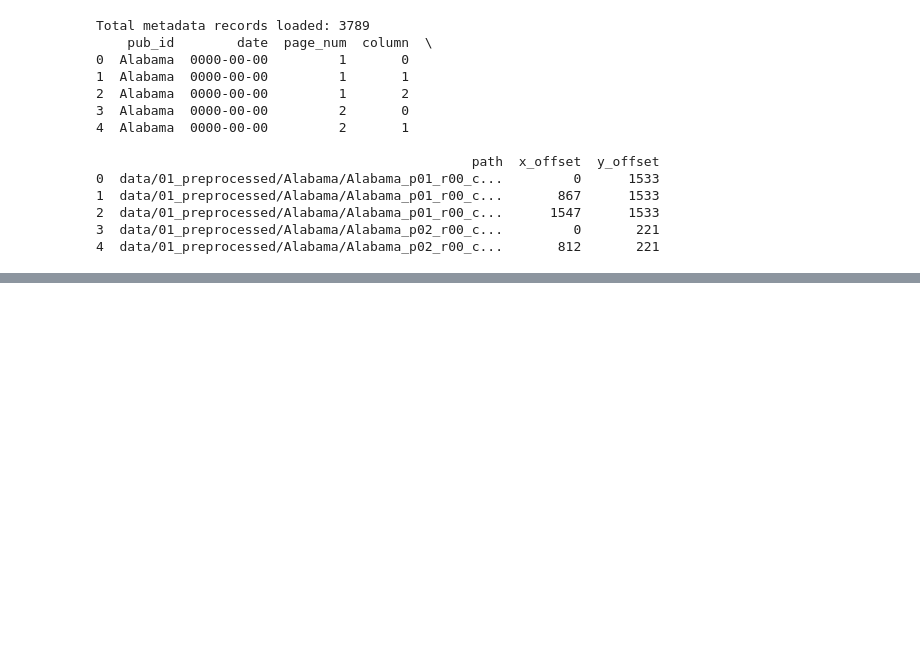
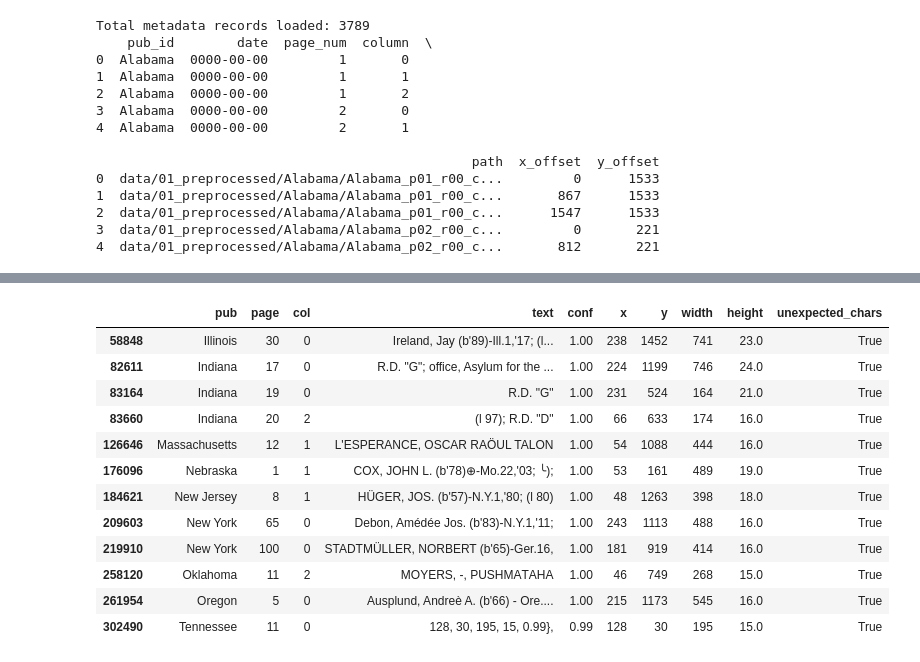
Before and after one commit to SMITH318/directory_parsing, a Jupyter notebook: scripts/02.01_clean_OCR_manual.ipynb, the cells around one changed output, grey strips where cells are left out. Cells and saved outputs as stored; diff of their text form; code cells hidden in the pictures; blank space fills up the shorter version.

```diff
--- a/scripts/02.01_clean_OCR_manual.ipynb
+++ b/scripts/02.01_clean_OCR_manual.ipynb
@@ -294,7 +294,7 @@ else:
 
     # Create interactive review interface
     current_idx = widgets.IntSlider(value=0, min=0, max=len(df_low_conf)-1, step=1, description='Item:', width='600px')
-    corrected_text = widgets.Text(value='', placeholder='Enter corrected text', description='Correction:', width='600px')
+    corrected_text = widgets.Text(value='', placeholder='Enter corrected text', description='Correction:', width='900px')
     confidence_display = widgets.HTML(value='')
     status_display = widgets.HTML(value='')
     context_display = widgets.HTML(value='')
@@ -405,3 +405,19 @@ Sample of reviewed data:
+# %%
+unexpected_df
+# %% [output]
+|  | pub | page | col | text | conf | x | y | width | height | unexpected_chars |
+| 58848 | Illinois | 30 | 0 | Ireland, Jay (b'89)-Ill.1,'17; (l... | 1.00 | 238 | 1452 | 741 | 23.0 | True |
+| 82611 | Indiana | 17 | 0 | R.D. "G"; office, Asylum for the ... | 1.00 | 224 | 1199 | 746 | 24.0 | True |
+| 83164 | Indiana | 19 | 0 | R.D. "G" | 1.00 | 231 | 524 | 164 | 21.0 | True |
+| 83660 | Indiana | 20 | 2 | (l 97); R.D. "D" | 1.00 | 66 | 633 | 174 | 16.0 | True |
+| 126646 | Massachusetts | 12 | 1 | L'ESPERANCE, OSCAR RAÖUL TALON | 1.00 | 54 | 1088 | 444 | 16.0 | True |
+| 176096 | Nebraska | 1 | 1 | COX, JOHN L. (b'78)⊕-Mo.22,'03; ╰); | 1.00 | 53 | 161 | 489 | 19.0 | True |
+| 184621 | New Jersey | 8 | 1 | HÜGER, JOS. (b'57)-N.Y.1,'80; (l 80) | 1.00 | 48 | 1263 | 398 | 18.0 | True |
+| 209603 | New York | 65 | 0 | Debon, Amédée Jos. (b'83)-N.Y.1,'11; | 1.00 | 243 | 1113 | 488 | 16.0 | True |
+| 219910 | New York | 100 | 0 | STADTMÜLLER, NORBERT (b'65)-Ger.16, | 1.00 | 181 | 919 | 414 | 16.0 | True |
+| 258120 | Oklahoma | 11 | 2 | MOYERS, -, PUSHMAТAHA | 1.00 | 46 | 749 | 268 | 15.0 | True |
+| 261954 | Oregon | 5 | 0 | Ausplund, Andreè A. (b'66) - Ore.... | 1.00 | 215 | 1173 | 545 | 16.0 | True |
+| 302490 | Tennessee | 11 | 0 | 128, 30, 195, 15, 0.99}, | 0.99 | 128 | 30 | 195 | 15.0 | True |
 # %%
 # Save reviewed results to new JSONL file
 def save_reviewed_output(df, output_path):
```
Also changed, not shown: parts of 11 cells of this notebook, 2 other files.
